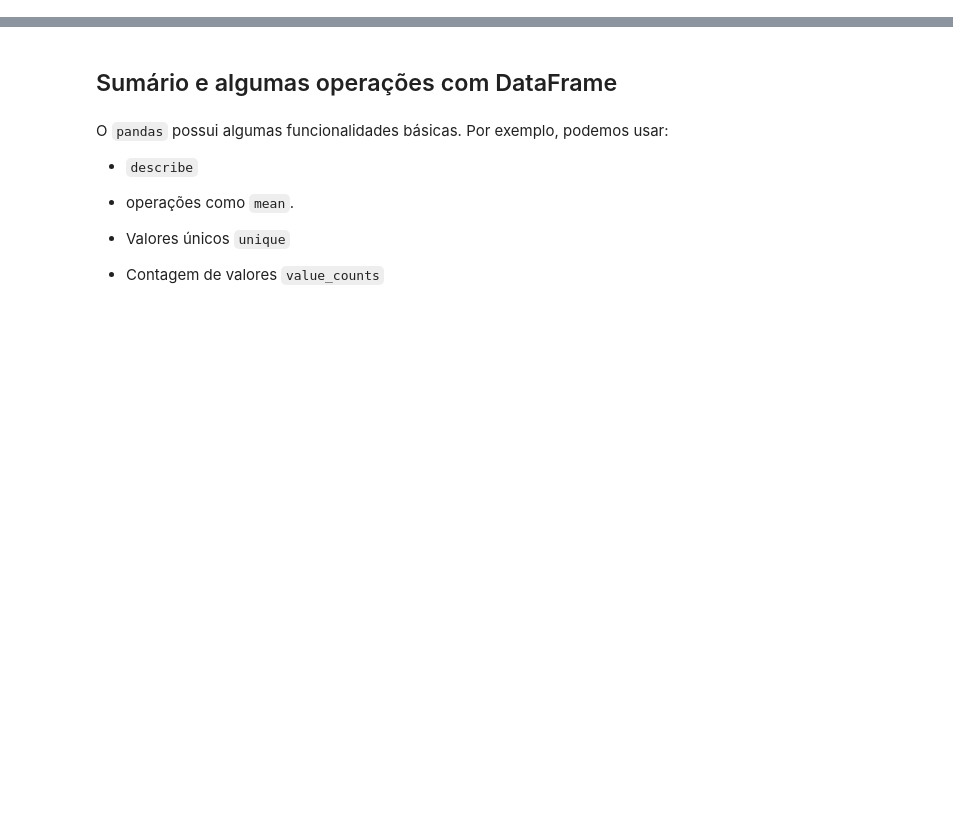
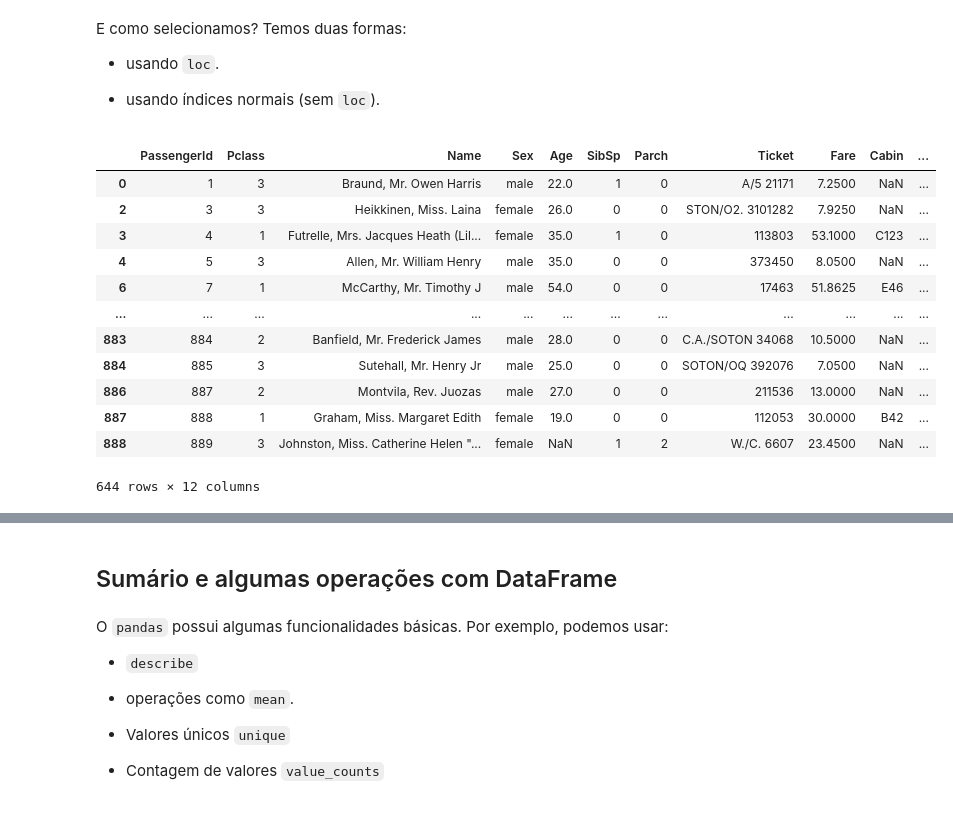
Before and after one commit to mdrs-thiago/ada-tecnicas1, a Jupyter notebook: Ada - Técnicas I - Aula 05.ipynb, the cells around one changed output, grey strips where cells are left out. Saved outputs shown, nothing was run; the diff lists cells and outputs as text; code cells hidden in the pictures; blank space fills up the shorter version.

```diff
--- a/Ada - Técnicas I - Aula 05.ipynb
+++ b/Ada - Técnicas I - Aula 05.ipynb
@@ -11,0 +72,4 @@ df.head()
+# %%
+new_df = df.set_index('Ticket')
+
+new_df.head()
@@ -11,0 +125,22 @@ df.head()
+# %% [markdown]
+E como selecionamos? Temos duas formas:
+
+- usando `loc`.
+
+- usando índices normais (sem `loc`).
+# %%
+df[df['Embarked'] == 'S']
+# %% [output]
+|  | PassengerId | Pclass | Name | Sex | Age | SibSp | Parch | Ticket | Fare | Cabin | ... |
+| 0 | 1 | 3 | Braund, Mr. Owen Harris | male | 22.0 | 1 | 0 | A/5 21171 | 7.2500 | NaN | ... |
+| 2 | 3 | 3 | Heikkinen, Miss. Laina | female | 26.0 | 0 | 0 | STON/O2. 3101282 | 7.9250 | NaN | ... |
+| 3 | 4 | 1 | Futrelle, Mrs. Jacques Heath (Lil... | female | 35.0 | 1 | 0 | 113803 | 53.1000 | C123 | ... |
+| 4 | 5 | 3 | Allen, Mr. William Henry | male | 35.0 | 0 | 0 | 373450 | 8.0500 | NaN | ... |
+| 6 | 7 | 1 | McCarthy, Mr. Timothy J | male | 54.0 | 0 | 0 | 17463 | 51.8625 | E46 | ... |
+| ... | ... | ... | ... | ... | ... | ... | ... | ... | ... | ... | ... |
+| 883 | 884 | 2 | Banfield, Mr. Frederick James | male | 28.0 | 0 | 0 | C.A./SOTON 34068 | 10.5000 | NaN | ... |
+| 884 | 885 | 3 | Sutehall, Mr. Henry Jr | male | 25.0 | 0 | 0 | SOTON/OQ 392076 | 7.0500 | NaN | ... |
+| 886 | 887 | 2 | Montvila, Rev. Juozas | male | 27.0 | 0 | 0 | 211536 | 13.0000 | NaN | ... |
+| 887 | 888 | 1 | Graham, Miss. Margaret Edith | female | 19.0 | 0 | 0 | 112053 | 30.0000 | B42 | ... |
+| 888 | 889 | 3 | Johnston, Miss. Catherine Helen "... | female | NaN | 1 | 2 | W./C. 6607 | 23.4500 | NaN | ... |
+644 rows × 12 columns
```
Also changed, not shown: parts of 61 cells of this notebook, 1 other file.
